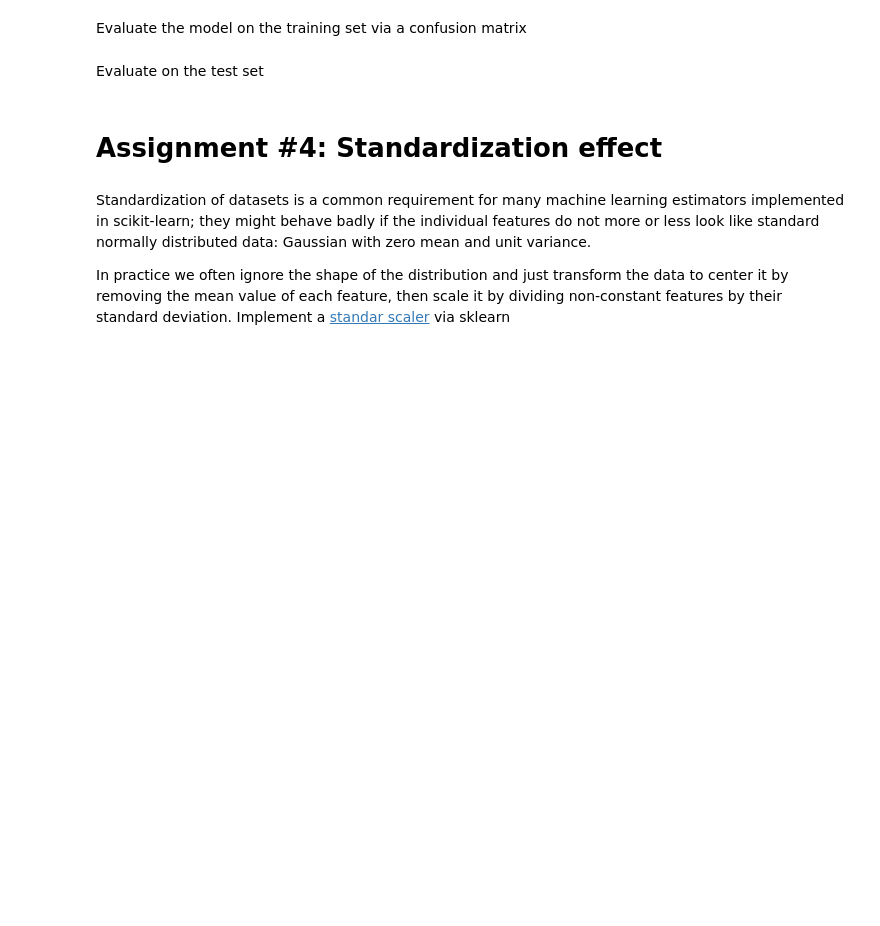
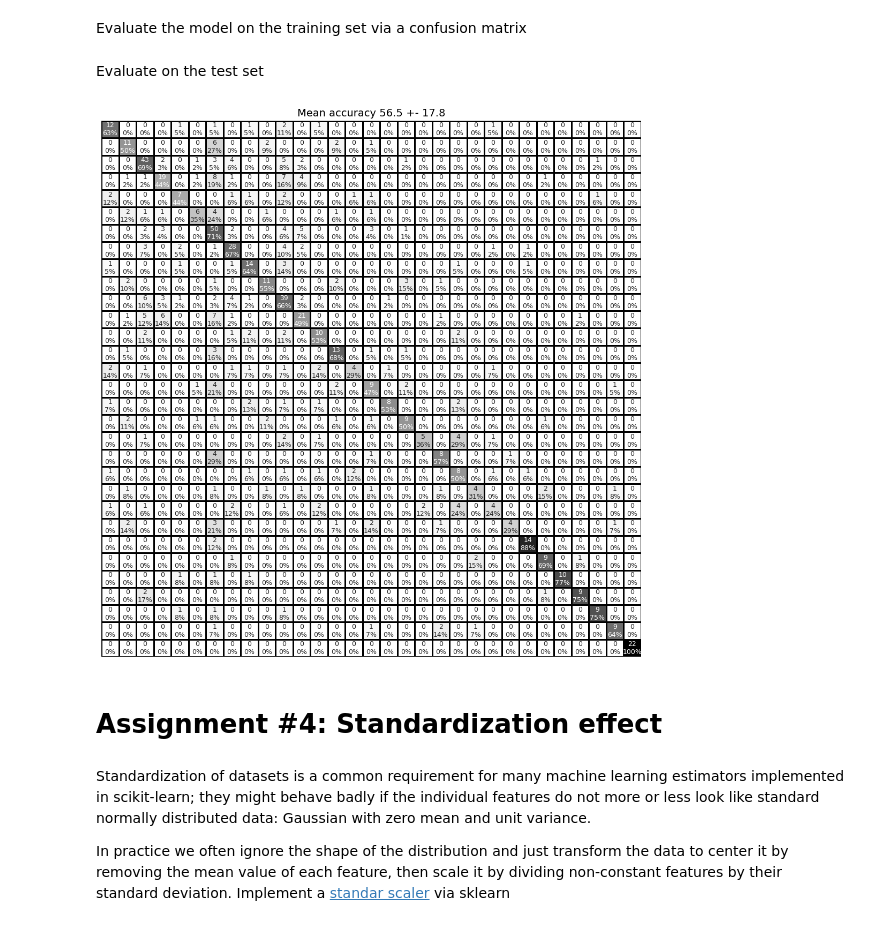
Before and after one commit to FDG2801/mlinapp_2223, a Jupyter notebook: Labs/Lab1/1_ML_time_series_assignment_A.ipynb, the cells around one changed output. Drawn from its saved outputs; the diff is of its cells as text; code cells hidden in the pictures; blank space fills up the shorter version.

```diff
--- a/Labs/Lab1/1_ML_time_series_assignment_A.ipynb
+++ b/Labs/Lab1/1_ML_time_series_assignment_A.ipynb
@@ -342,2 +501,10 @@ random_grid_svm = [...]
+# %%
+random_grid_svm = {
+    "kernel": ["rbf","poly","sigmoid"],
+    "gamma": ["scale","auto",0.0001,0.001,0.01,0.1],
+    "degree": [2,3,4,5],
+    "class_weight": [None,"balanced"],
+    "C": [0.01,0.1,0.5,1,2,5,10,20,50,100,200,500,1000]
+}
 # %% [markdown]
 Instantiate the search
@@ -346,5 +511,16 @@ search = [...]
+# %%
+search = RandomizedSearchCV(
+    estimator=SVC(),
+    param_distributions=random_grid_svm,
+    scoring="balanced_accuracy",
+    n_iter=10,
+    cv=3,
+    verbose=1,
+    random_state=42,
+    n_jobs=1
+)
 # %% [markdown]
 Fit the search (on training, obv.) and take the best classifier
 # %%
 search.fit(X_train, y_train)
-[...]
+classifier=search.best_estimator_
@@ -355,2 +531,9 @@ Evaluate the model on the training set via a confusion matrix
+# %%
+def evaluate (calssifier,dataset,ground_trouth,action2int):
+  predictions=classifier.predict(dataset)
+  cm=confusion_matrix(ground_trouth,predictions,labels=list(action2int.values()))
+  fig,ax=plt.subplots(1,1,figsize=(13,13))
+  int2action={v:k for k, v in action2int.items()}
+  seaborn_cm(cm,ax,[int2action[l]for l in action2int.values()],fontsize=9,xrotation=99)
 # %% [markdown]
 Evaluate on the test set
@@ -359,3 +540,7 @@ Evaluate on the test set
+# %%
+evaluate(classifier,X_train,y_train,action2int)
+# %% [output]
+[figure, added]
 # %% [markdown]
 # Assignment #4: Standardization effect
 # %% [markdown]
```
Also changed, not shown: parts of 33 cells of this notebook.
